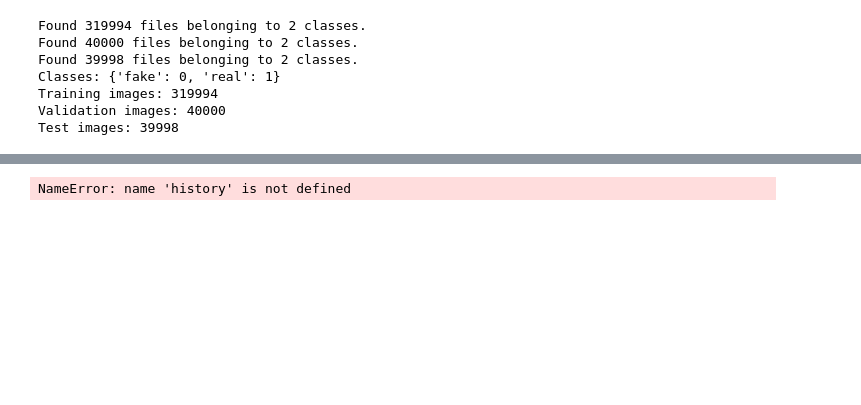
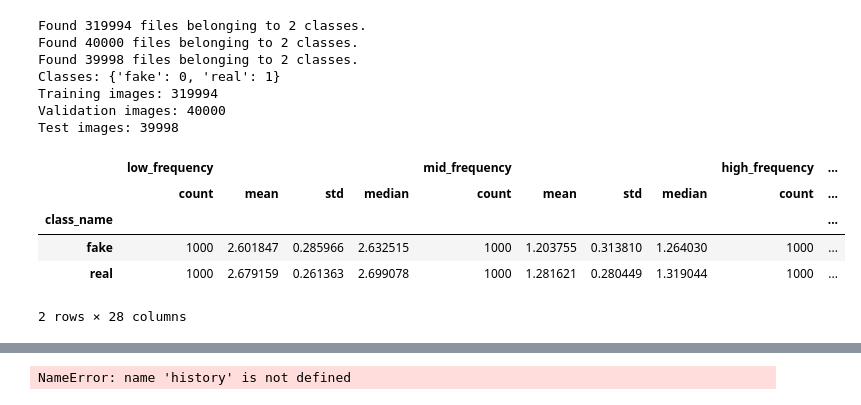
Before and after one commit to a-little-black-cat/DeepLearningProject, a Jupyter notebook: face_classif.ipynb, the cells around one changed output, grey strips where cells are left out. Drawn from its saved outputs; the diff is of its cells as text; code cells hidden in the pictures; blank space fills up the shorter version.

```diff
--- a/face_classif.ipynb
+++ b/face_classif.ipynb
@@ -127,3 +221,38 @@ Classes: {'fake': 0, 'real': 1}
 Training images: 319994
 Validation images: 40000
 Test images: 39998
+# %%
+import pandas as pd
+
+# Use a balanced, reproducible sample for exploratory FFT analysis.
+train_fft_features = associate_FFT_features_with_images(
+    train_dir,
+    max_per_class=1000,
+    image_size=IMG_SIZE,
+    seed=SEED,
+)
+train_fft_df = pd.DataFrame(train_fft_features)
+
+fft_summary = (
+    train_fft_df.groupby("class_name")
+    [[
+        "low_frequency",
+        "mid_frequency",
+        "high_frequency",
+        "low_energy_ratio",
+        "mid_energy_ratio",
+        "high_energy_ratio",
+        "high_to_low_energy_ratio",
+    ]]
+    .agg(["count", "mean", "std", "median"])
+)
+
+display(fft_summary)
+display(train_fft_df.head())
+# %% [output]
+|  | low_frequency |  |  |  | mid_frequency |  |  |  | high_frequency | ... |
+|  | count | mean | std | median | count | mean | std | median | count | ... |
+| class_name |  |  |  |  |  |  |  |  |  | ... |
+| fake | 1000 | 2.601847 | 0.285966 | 2.632515 | 1000 | 1.203755 | 0.313810 | 1.264030 | 1000 | ... |
+| real | 1000 | 2.679159 | 0.261363 | 2.699078 | 1000 | 1.281621 | 0.280449 | 1.319044 | 1000 | ... |
+2 rows × 28 columns
```
Also changed, not shown: parts of 8 cells of this notebook.
